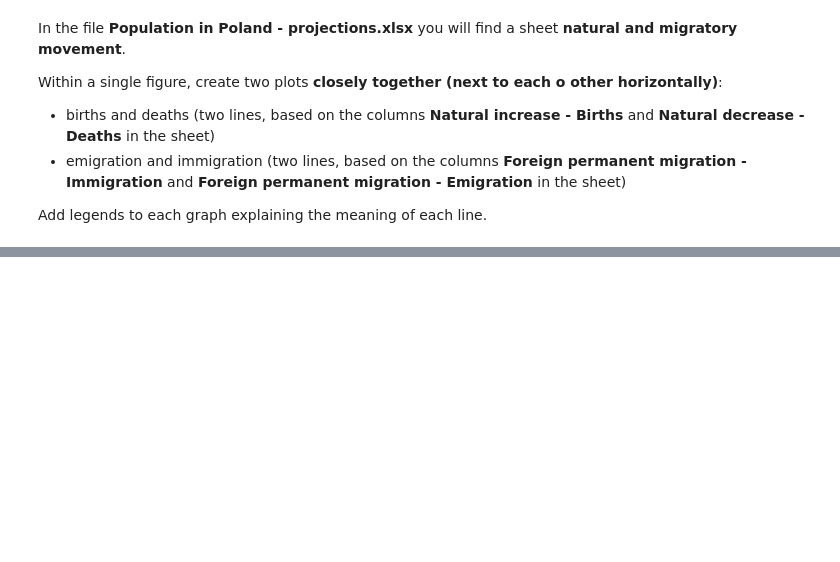
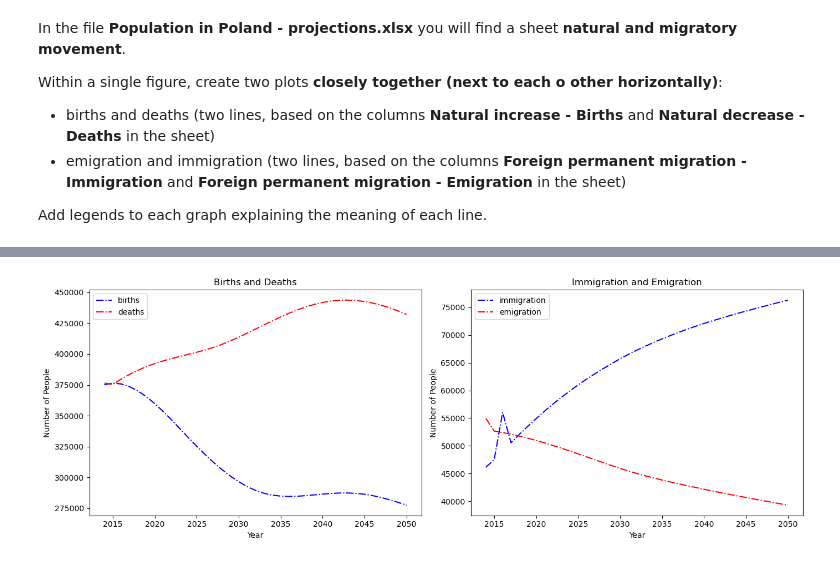
Before and after one commit to UrosVukmanovic/Data_Science_Coders_Lab, a Jupyter notebook: Python/Python_Session_4 Matplotlib_WebScrapping/Webscraping_and_plots_-_Exercise_files/02_Charts/04_Multiple plots in one image/1_Natural and migratory movement.ipynb, the cells around one changed output, grey strips where cells are left out. Cells and saved outputs as stored; diff of their text form; code cells hidden in the pictures; blank space fills up the shorter version.

Commit message:
updating multiple plots charts

```diff
--- a/Python/Python_Session_4 Matplotlib_WebScrapping/Webscraping_and_plots_-_Exercise_files/02_Charts/04_Multiple plots in one image/1_Natural and migratory movement.ipynb
+++ b/Python/Python_Session_4 Matplotlib_WebScrapping/Webscraping_and_plots_-_Exercise_files/02_Charts/04_Multiple plots in one image/1_Natural and migratory movement.ipynb
@@ -30,3 +30,10 @@ df
 | 34 | 2048 | 35091988 | 281957 | 437371 | 75523 | ... |
 | 35 | 2049 | 34973384 | 279875 | 434812 | 75909 | ... |
 | 36 | 2050 | 34856003 | 277584 | 431968 | 76300 | ... |
+# %%
+df_births = df[['Natural increase - Births']]
+df_deaths = df[['Natural decrease - Deaths']]
+df_immigration = df[['Foreign permanent migration - Immigration']]
+df_emigration = df[['Foreign permanent migration - Emigration']]
+df_year = df[['Year']]
+df_births
@@ -32,0 +58,31 @@ df
+# %%
+# Create a figure with 2 subplots side-by-side
+
+fig, (ax1, ax2) = plt.subplots(1,2, figsize=(14,5))
+
+#------------------------
+# 1) Births & Deaths
+#------------------------
+ax1.plot(df_year, df_births, '-.b', label='births')
+ax1.plot(df_year, df_deaths, '-.r', label='deaths')
+
+ax1.set_title("Births and Deaths")
+ax1.set_xlabel("Year")
+ax1.set_ylabel("Number of People")
+ax1.legend()
+
+#------------------------
+# 2) Immigration & Emigration
+#------------------------
+ax2.plot(df_year, df_immigration, '-.b', label='immigration')
+ax2.plot(df_year, df_emigration, '-.r', label='emigration')
+
+ax2.set_title("Immigration and Emigration")
+ax2.set_xlabel("Year")
+ax2.set_ylabel("Number of People")
+ax2.legend()
+
+plt.tight_layout()
+plt.show()
+# %% [output]
+[figure, added]
```
Also changed, not shown: parts of 2 cells of this notebook, 2 other files.
